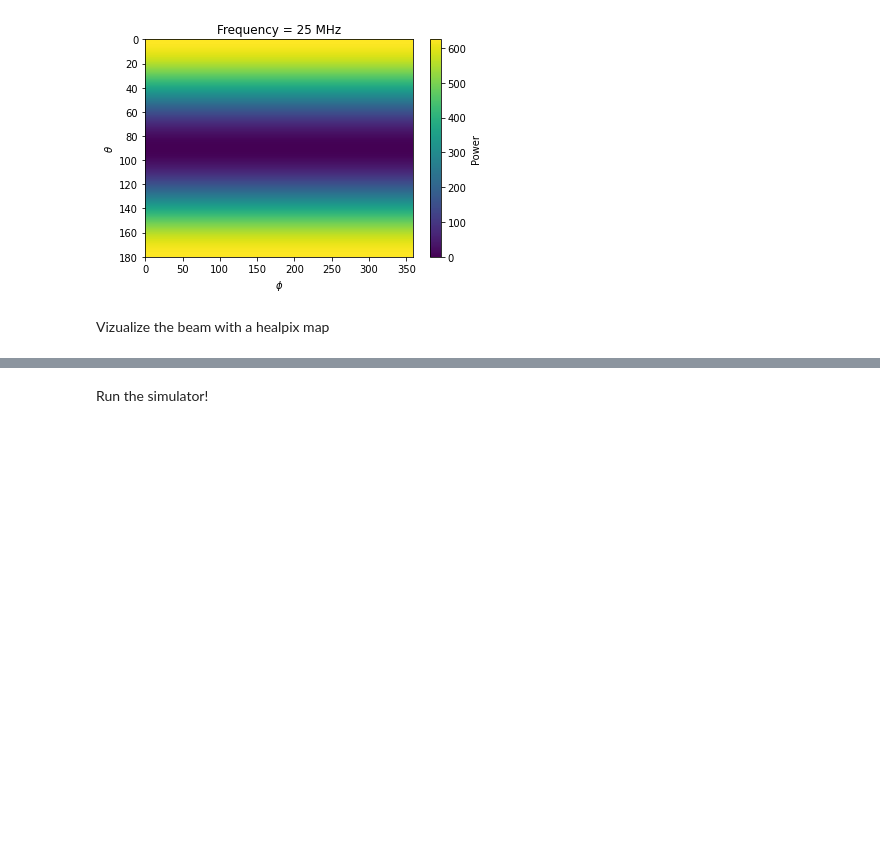
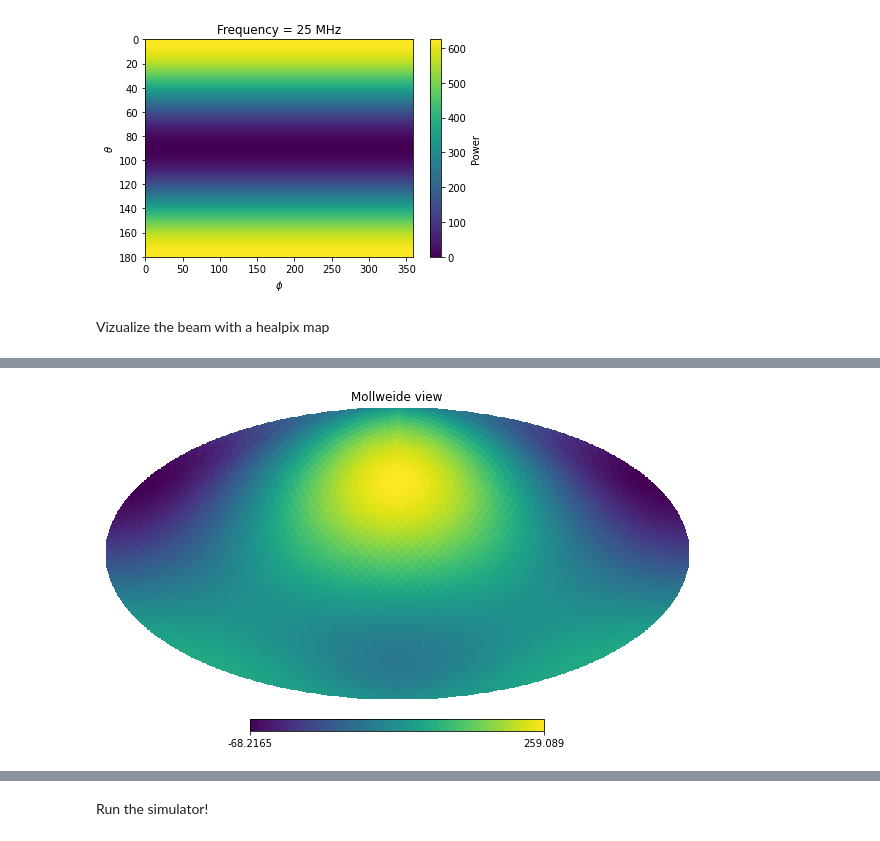
Before and after one commit to christianhbye/croissant, a Jupyter notebook: notebooks/example_sim-Copy1.ipynb, the cells around one changed output, grey strips where cells are left out. Saved outputs shown, nothing was run; the diff lists cells and outputs as text; code cells hidden in the pictures; blank space fills up the shorter version.

```diff
--- a/notebooks/example_sim-Copy1.ipynb
+++ b/notebooks/example_sim-Copy1.ipynb
@@ -66,2 +77,6 @@ plt.show()
+# %%
+healpy.mollview(healpy.alm2map(alm[0], nside=16))
+# %% [output]
+[figure, added]
 # %%
 plot_freq = 25  # MHz
```
Also changed, not shown: parts of 28 cells of this notebook.
